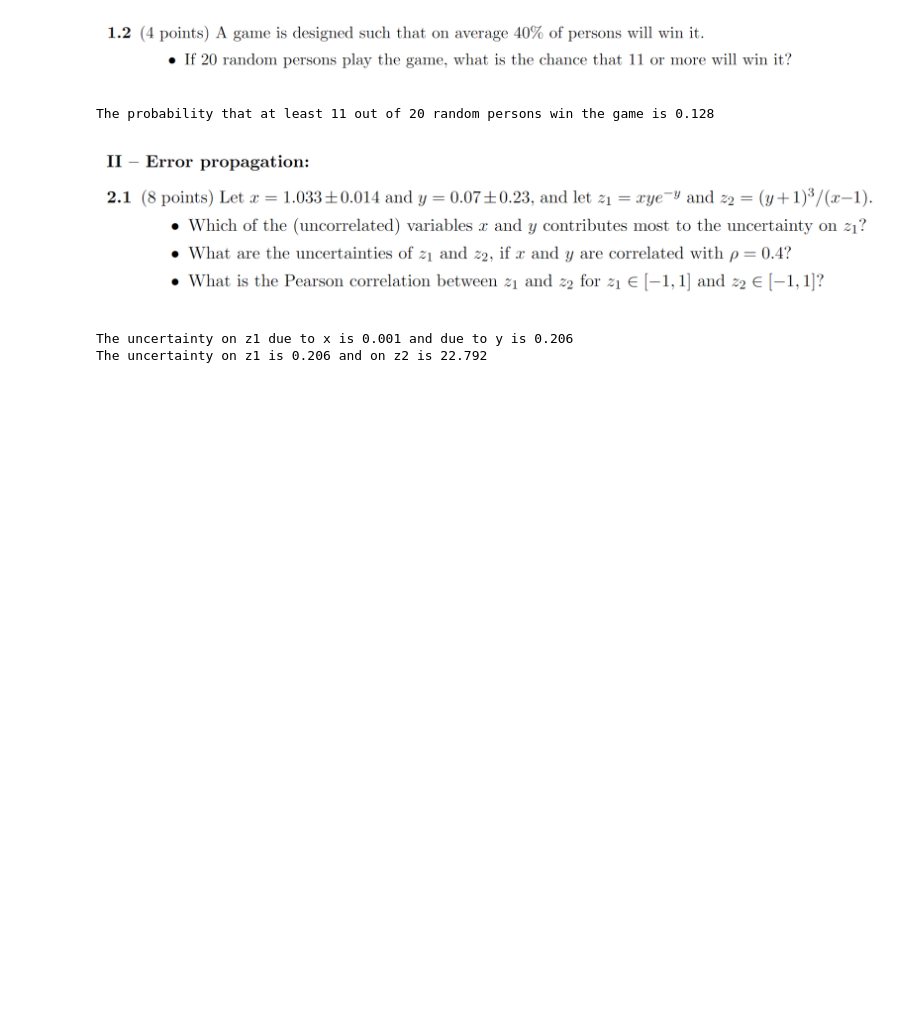
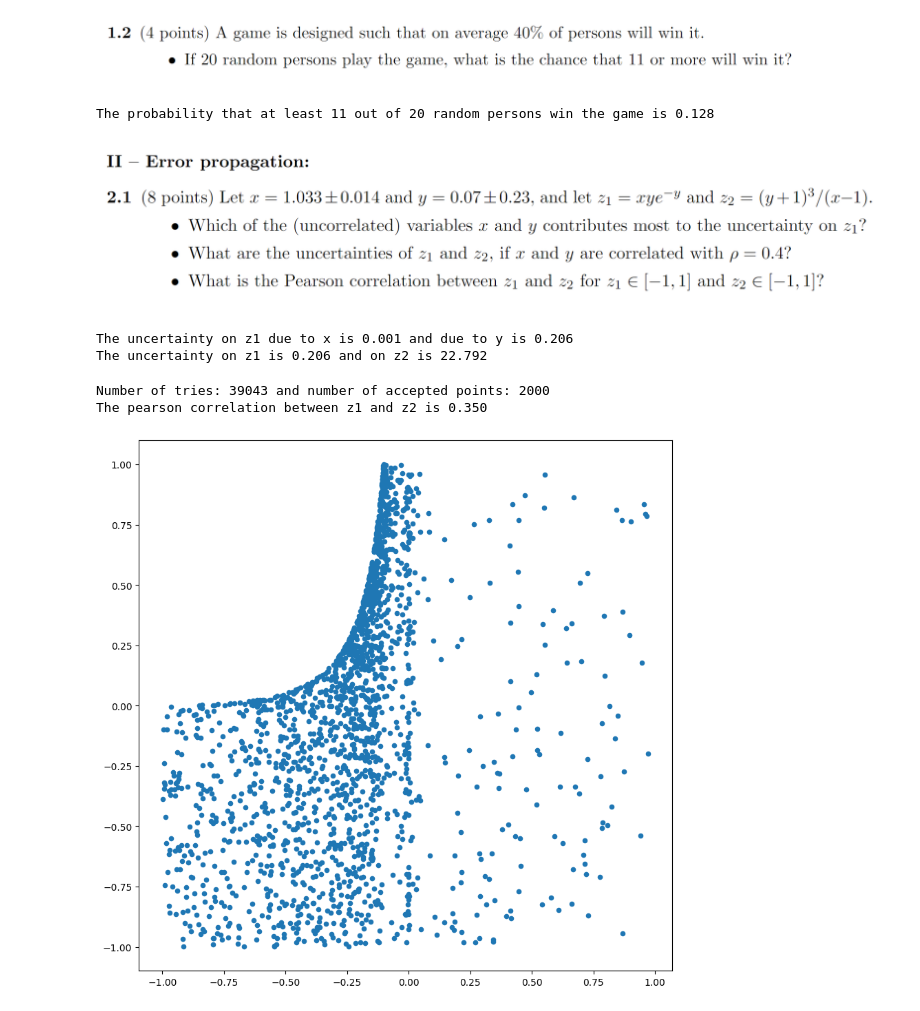
Before and after one commit to EliasBS/AppStat2024, a Jupyter notebook: Exam2022_ExampleSolutions/Exam2022_Elias.ipynb, the cells around one changed output. Saved outputs shown, nothing was run; the diff lists cells and outputs as text; code cells hidden in the pictures; blank space fills up the shorter version.

```diff
--- a/Exam2022_ExampleSolutions/Exam2022_Elias.ipynb
+++ b/Exam2022_ExampleSolutions/Exam2022_Elias.ipynb
@@ -88,3 +88,45 @@ print(f"The uncertainty on z1 is {uncertainty_z1:.3f} and on z2 is {uncertainty_
 # %% [output]
 The uncertainty on z1 due to x is 0.001 and due to y is 0.206
 The uncertainty on z1 is 0.206 and on z2 is 22.792
+# %%
+#What is the pearson correlation between z1 and z2 for z1 within [-1,1] and same for z2
+def z1(x,y):
+    return x*y*np.exp(-y)
+
+def z2(x,y):
+    return (y+1)**3/(x-1)
+
+
+N = 2000
+n = 0
+n_tries = 0
+
+Z_corr = np.zeros((2,N))
+while n < N:
+    x = np.random.normal(-3, 3, 1)[0]
+    y = np.random.normal(-3, 3, 1)[0]
+    if z1(x,y) > -1 and z1(x,y) < 1 and z2(x,y) > -1 and z2(x,y) < 1:
+        Z_corr[0,n] = z1(x,y)
+        Z_corr[1,n] = z2(x,y)
+        n += 1
+    n_tries += 1
+
+print(f"Number of tries: {n_tries} and number of accepted points: {n}")
+
+fig, ax = plt.subplots(figsize=(10,10))
+ax.scatter(Z_corr[1,:], Z_corr[0,:], s=20)
+
+def pearson_corr(data1,data2):
+    sig1 = np.std(data1)
+    sig2 = np.std(data2)
+    mean1 = np.mean(data1)
+    mean2 = np.mean(data2)
+    cov = 1/len(data1)*np.sum((data1 - mean1)*(data2 - mean2))
+    return cov/(sig1*sig2)
+
+corr = pearson_corr(Z_corr[0,:], Z_corr[1,:])
+print(f"The pearson correlation between z1 and z2 is {corr:.3f}")
+# %% [output]
+Number of tries: 39043 and number of accepted points: 2000
+The pearson correlation between z1 and z2 is 0.350
+[figure, added]
```
Also changed, not shown: parts of 15 cells of this notebook, 2 other files.
